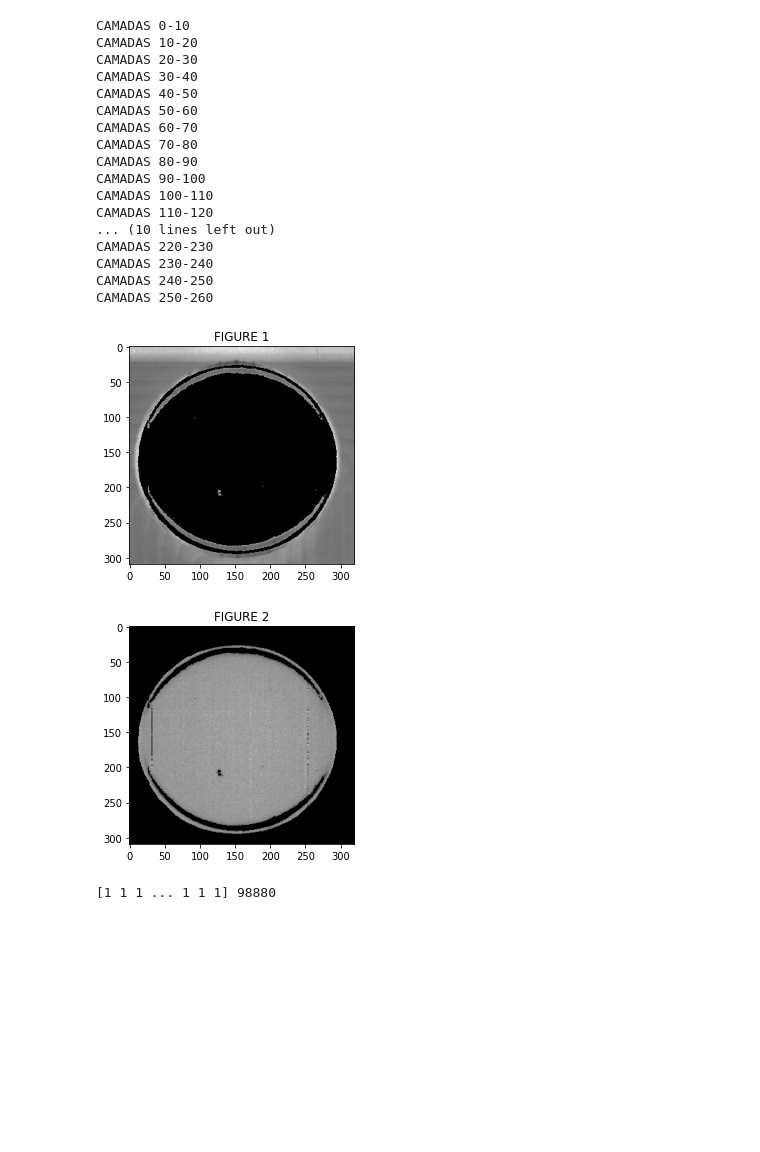
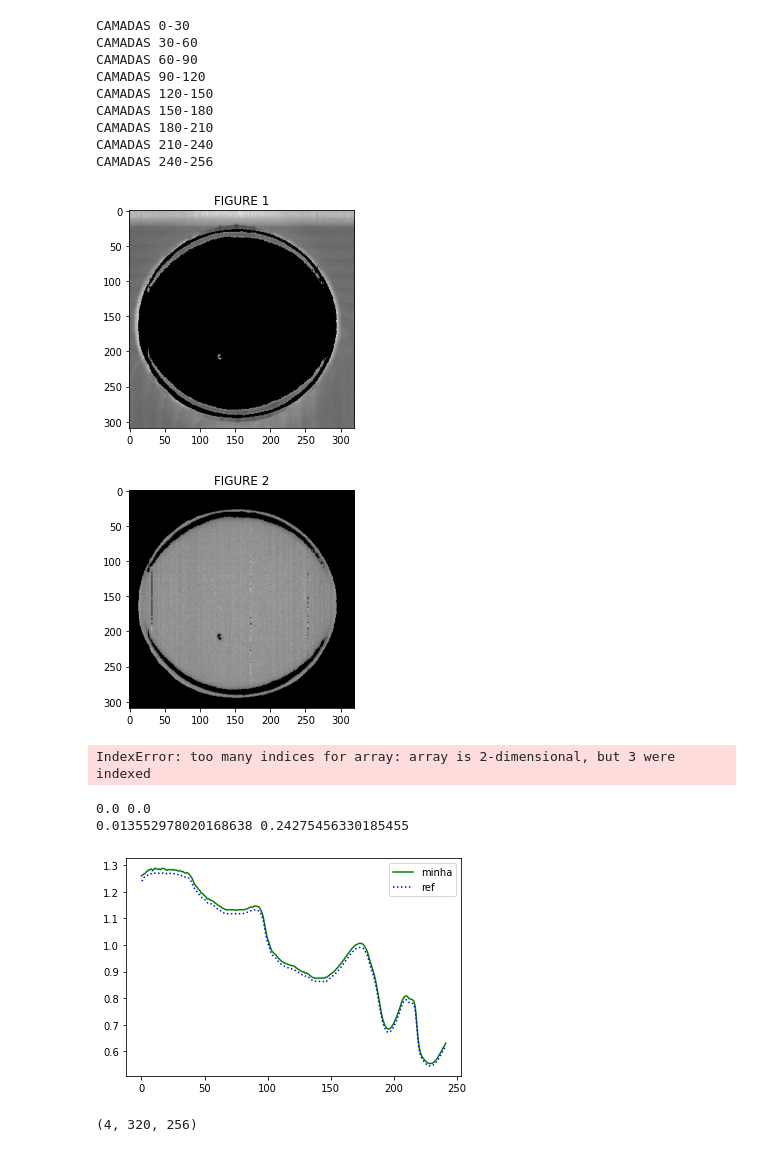
Before and after one commit to dodonut/cnn_tf, a Jupyter notebook: bac_analysis.ipynb, the cells around one changed output. Saved outputs shown, nothing was run; the diff lists cells and outputs as text; code cells hidden in the pictures; blank space fills up the shorter version.

```diff
--- a/bac_analysis.ipynb
+++ b/bac_analysis.ipynb
@@ -183,23 +253,21 @@ def create_training_data_from_calibration(arr_calib):
-# %%
-calib_arr, nobackpix, ind = create_training_data_full(0)
-# %% [output]
-CAMADAS 0-10
-CAMADAS 10-20
-CAMADAS 20-30
-CAMADAS 30-40
-CAMADAS 40-50
-CAMADAS 50-60
-CAMADAS 60-70
-CAMADAS 70-80
-CAMADAS 80-90
-CAMADAS 90-100
-CAMADAS 100-110
-CAMADAS 110-120
-... (10 lines left out)
-CAMADAS 220-230
-CAMADAS 230-240
-CAMADAS 240-250
-CAMADAS 250-260
-[figure, removed]
-[figure, removed]
-[1 1 1 ... 1 1 1] 98880
+# %%
+ind_to_process = 0
+
+calib_arr, img_with_mask, only_pixels, ind = create_training_data_full(
+    ind_to_process)
+# path = os.path.join(DATASTORE, 'calibrated_pickles')
+# save_calibrated(os.path.join(
+#     path, get_filename_on_index(DATASTORE, ind_to_process)))
+# %% [output]
+CAMADAS 0-30
+CAMADAS 30-60
+CAMADAS 60-90
+CAMADAS 90-120
+CAMADAS 120-150
+CAMADAS 150-180
+CAMADAS 180-210
+CAMADAS 210-240
+CAMADAS 240-256
+[figure, added]
+[figure, added]
+IndexError: too many indices for array: array is 2-dimensional, but 3 were indexed
@@ -206,20 +280,26 @@ CAMADAS 250-260
+# %%
+plot_dif_with_ref_cube(mat)
+# %% [output]
+0.0 0.0
+0.013552978020168638 0.24275456330185455
+[figure, added]
 # %%
-# f = loadmat(os.path.join(DATASTORE, 'a.mat'))
-# aaaa = np.array(f['data'])
-# print(aaaa.shape, mask1hsi.shape)
-# plt.imshow(aaaa[:,:,0], cmap='gray')
+path = os.path.join(DATASTORE, 'teste')
 
-# path = os.path.join(DATASTORE, 'teste')
+orig_name = 'a.hdr'
+dark_name = 'd.hdr'
+white_name = 'w.hdr'
 
-# orig_name = 'a.hdr'
-# dark_name = 'd.hdr'
-# white_name = 'w.hdr'
+I = open_image(os.path.join(path, orig_name))
+W = open_image(os.path.join(path, white_name))
+D = open_image(os.path.join(path, dark_name))
 
-# I = open_image(os.path.join(path, orig_name))
-# W = open_image(os.path.join(path, white_name))
-# D = open_image(os.path.join(path, dark_name))
+arr = I.load()
+W = W.load()
+D = D.load()
 
-# arr = I.load()
+WW = get_fewer_lines(D, 25)
+print(WW.shape)
 
 # mat = hsi2matrix(arr)
 # m1, m2, km = hsi_remove_background(mat)
@@ -228,3 +308,5 @@ CAMADAS 250-260
 
 # sc = which_cluster_to_mantain(mm1, mm2)
 # noBackPixels = get_no_background_pixels(0, km, mat)
+# %% [output]
+(4, 320, 256)
```
Also changed, not shown: parts of 4 cells of this notebook.
